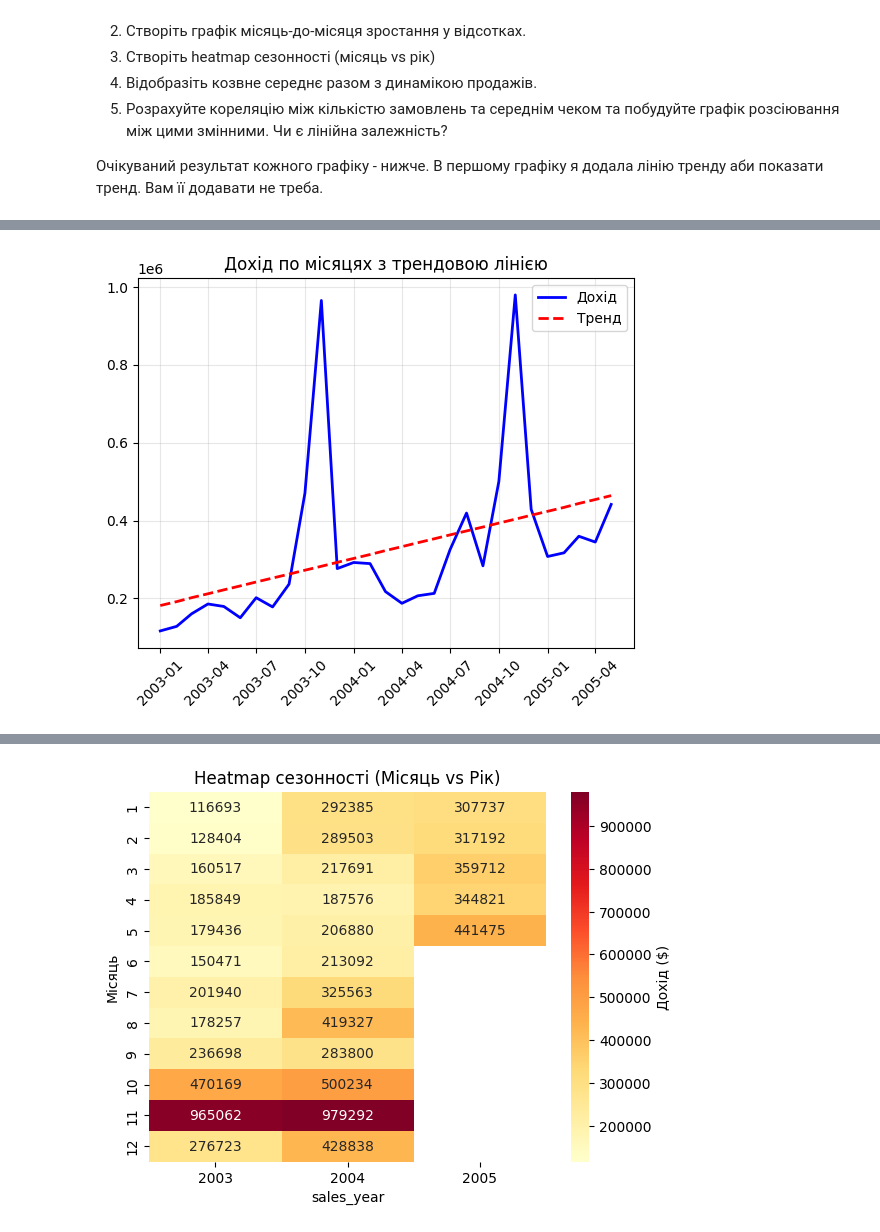
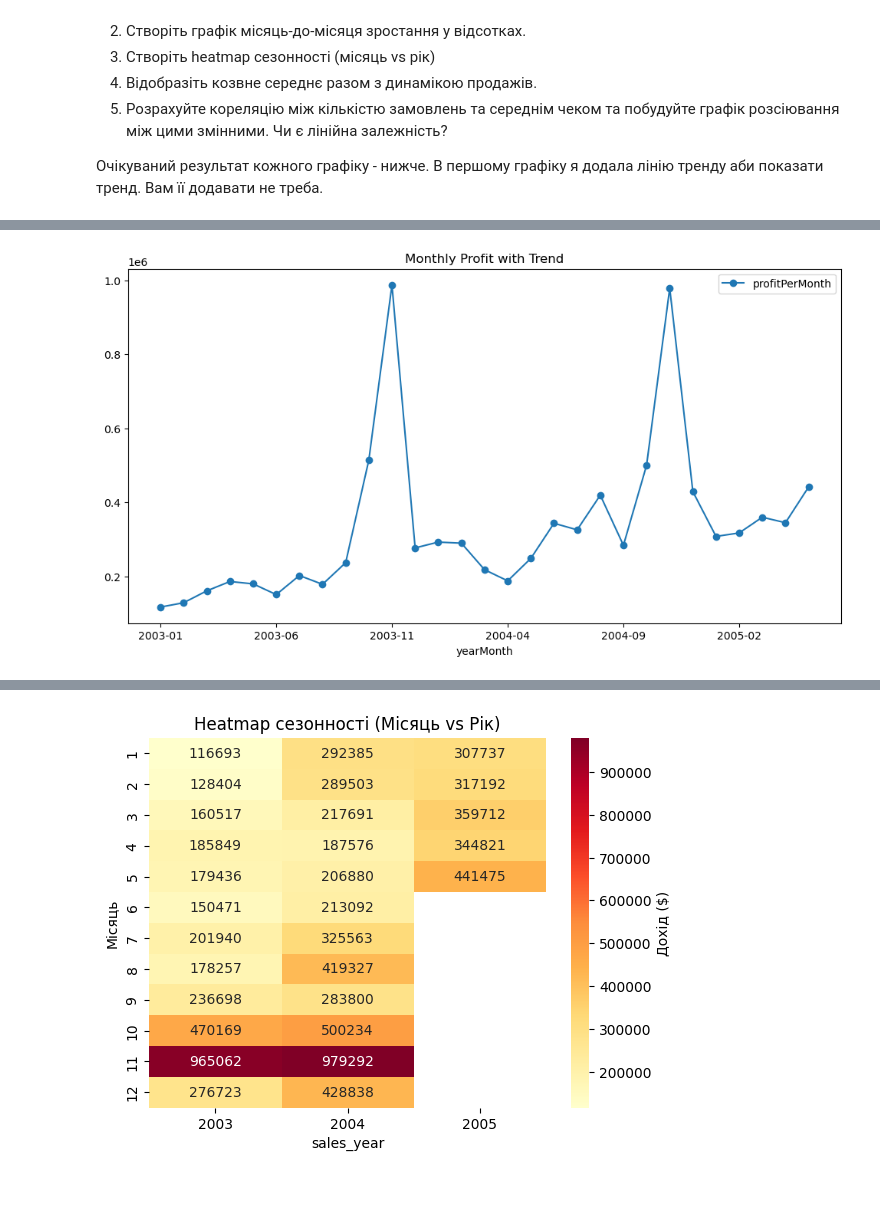
Before and after one commit to olesia-za/python_for_ds_tasks, a Jupyter notebook: hometasks/OZ_Done_11_HW1_Integration_Python_and_SQL_data_request.ipynb, the cells around one changed output, grey strips where cells are left out. Saved outputs shown, nothing was run; the diff lists cells and outputs as text; code cells hidden in the pictures; blank space fills up the shorter version.

```diff
--- a/hometasks/OZ_Done_11_HW1_Integration_Python_and_SQL_data_request.ipynb
+++ b/hometasks/OZ_Done_11_HW1_Integration_Python_and_SQL_data_request.ipynb
@@ -411,4 +466,14 @@ profit_by_products.boxplot(column='diffWithAvgByProductLine', by='productLine',
 # %%
 # 1. Лінійний графік доходу з трендом (аби показати, що тренд є)
+df_sales_dynamic.plot(
+    x='yearMonth',
+    y='profitPerMonth',
+    kind='line',
+    figsize=(12, 6),
+    title='Monthly Profit with Trend',
+    marker='o'
+);
+
+# 1) Так, є тренд на збільшення доходу.
 # %% [output]
-[figure, old version]
+[figure, new version]
```
Also changed, not shown: parts of 11 cells of this notebook.
